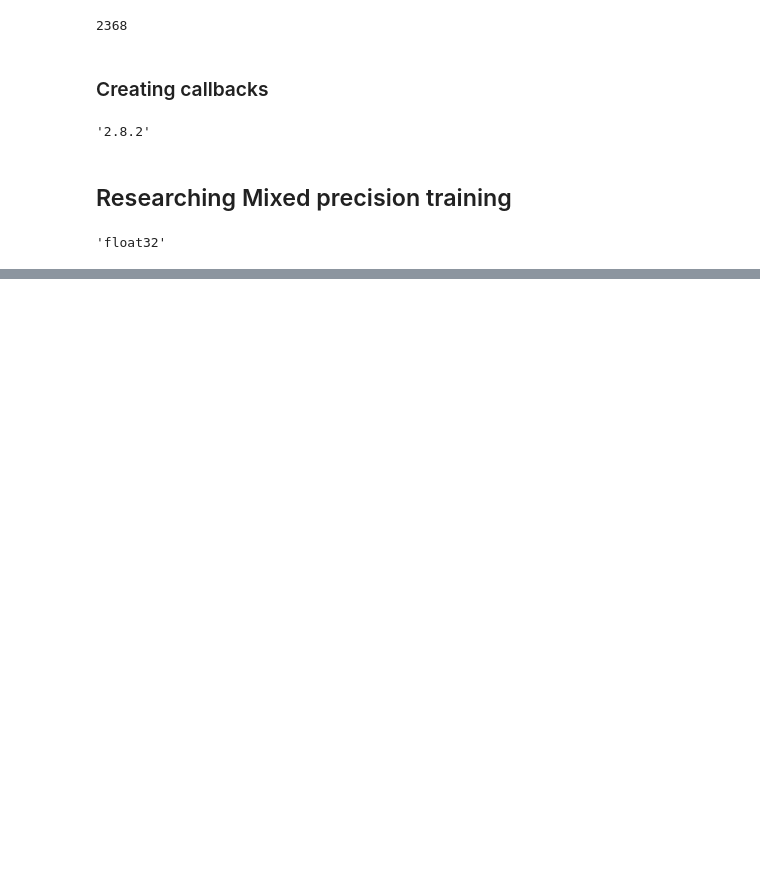
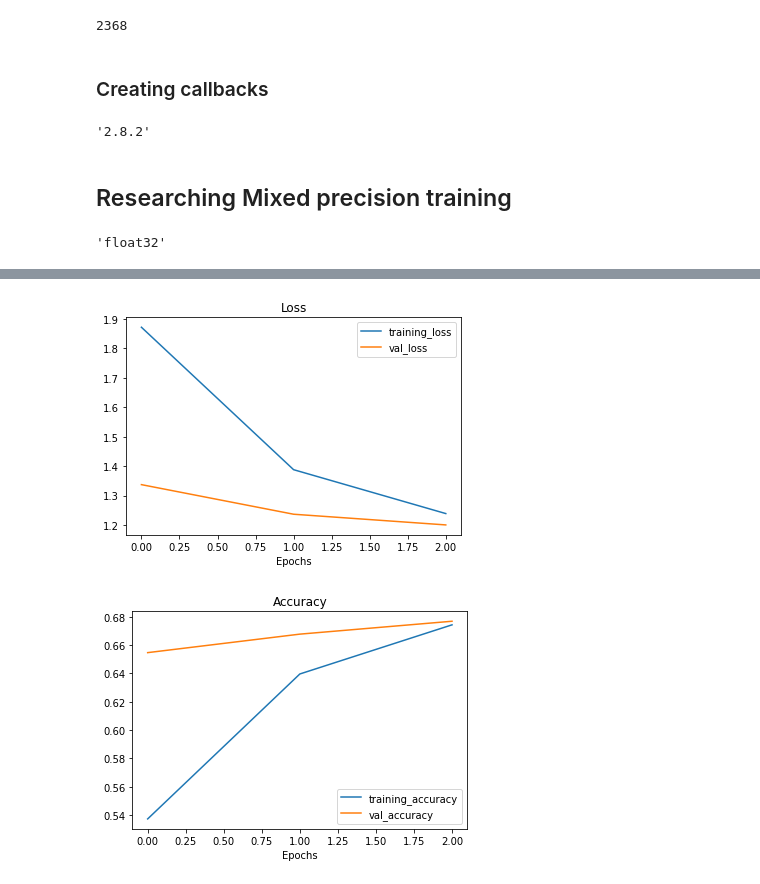
Before and after one commit to imemmul/Food_classification_EfficientNetB4, a Jupyter notebook: food_classification_002.ipynb, the cells around one changed output, grey strips where cells are left out. Cells and saved outputs as stored; diff of their text form; code cells hidden in the pictures; blank space fills up the shorter version.

Commit message:
fitted all food-101 dataset to EfficientNextB4 feature extraction

```diff
--- a/food_classification_002.ipynb
+++ b/food_classification_002.ipynb
@@ -175,3 +175,17 @@ Fri Sep  2 09:02:28 2022
 |        ID   ID                                                   Usage      |
 |=============================================================================|
 +-----------------------------------------------------------------------------+
+# %%
+base_model = tf.keras.applications.EfficientNetB4(include_top=False)
+base_model.trainable = False
+inputs = tf.keras.layers.Input(shape=(224,224,3), name="input_layer")
+# x = preprocessing.Rescale(1./255)(x) if you are using a application without scaling use this line
+x = base_model(inputs, training=False)
+x = tf.keras.layers.GlobalAveragePooling2D()(x)
+x = tf.keras.layers.Dense(len(class_names))(x)
+outputs = tf.keras.layers.Activation("softmax", dtype=tf.float32, name="float32_layer")(x)
+model = tf.keras.Model(inputs, outputs)
+
+model.compile(loss="sparse_categorical_crossentropy",
+              optimizer=tf.keras.optimizers.Adam(),
+              metrics=["accuracy"])
@@ -177,0 +234,9 @@ Fri Sep  2 09:02:28 2022
+# %%
+history_1 = model.fit(train_data,
+                      validation_data=test_data,
+                      epochs=3,
+                      validation_steps=int(0.10*len(test_data)),
+                      steps_per_epoch=len(train_data),
+                      callbacks=[create_tensorboard_callback(dir_name="training_big",
+                                                             experiment_name="efficientnetb4"),
+                                 model_checkpoint])
@@ -177,0 +251,5 @@ Fri Sep  2 09:02:28 2022
+# %%
+plot_loss_curves(history_1)
+# %% [output]
+[figure, added]
+[figure, added]
```
Also changed, not shown: parts of 16 cells of this notebook.
